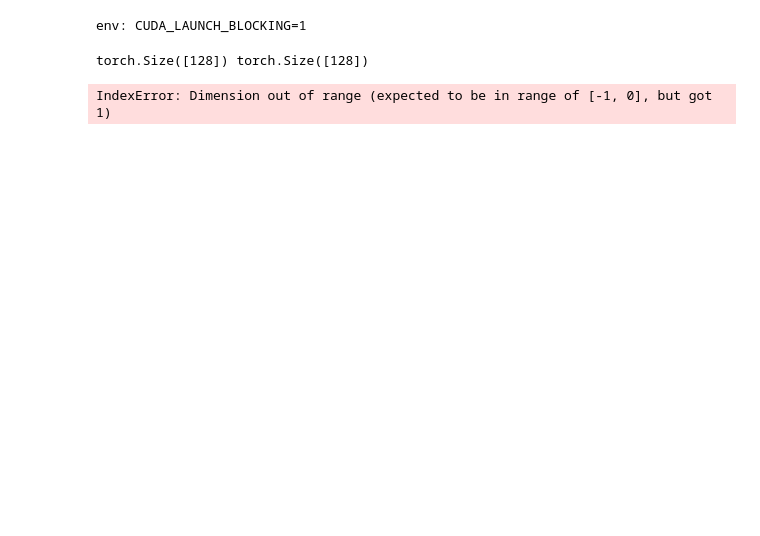
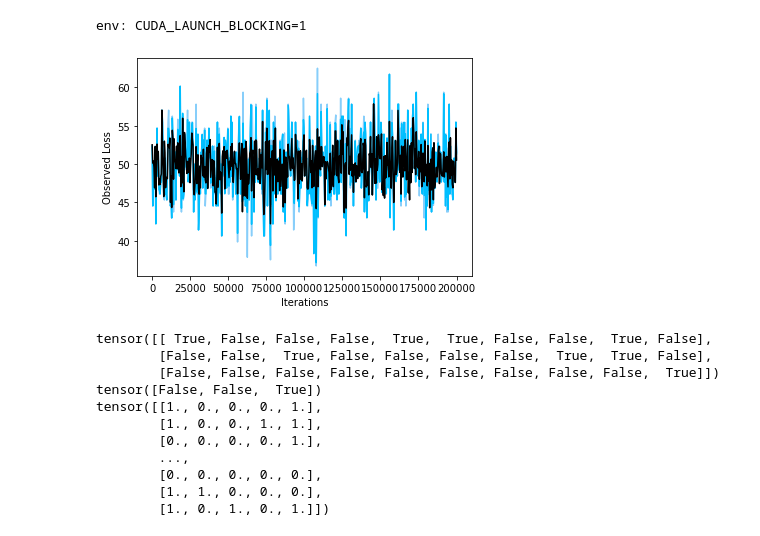
Before and after one commit to AndySham/chess-ai-backend, a Jupyter notebook: fuzzy_dnf.ipynb, the cells around one changed output. Drawn from its saved outputs; the diff is of its cells as text; code cells hidden in the pictures; blank space fills up the shorter version.

```diff
--- a/fuzzy_dnf.ipynb
+++ b/fuzzy_dnf.ipynb
@@ -13,27 +13,29 @@ env: CUDA_LAUNCH_BLOCKING=1
 %%capture
 from tqdm.notebook import tqdm
 tqdm().pandas()
+# %%
+device = 'cpu'
+#device = 'cuda'
 # %%
 def train_dnf(model, dataloader, lr):
     optimizer = torch.optim.Adam(model.parameters(), lr)
-    loss_fn = torch.nn.CrossEntropyLoss()
+    loss_fn = torch.nn.BCELoss()
 
     seen = 0
     items = []
     obs_losses = []
 
     for batch, (X, y) in tqdm(enumerate(dataloader), total=len(dataloader)):
-        X = X.to('cuda')
-        y = y.to('cuda')
+        X = X.to(device)
+        y = y.to(device)
         pred = torch.squeeze(model(X))
-        print(pred.shape, y.shape)
+        #print(pred.shape, y.shape)
         loss = loss_fn(pred, y)
 
         # Optimise NN model
         optimizer.zero_grad()
         loss.backward()
         optimizer.step()
-        model.harden()
 
         seen += len(X)
         items.append(seen)
@@ -42,18 +44,28 @@ def train_dnf(model, dataloader, lr):
     return torch.tensor(items), torch.tensor(obs_losses)
 # %%
 dnf_dim = 5
-dnf_dataset = DNFDataset(dnf_dim, 20000, 0.5, 3, 0.3, 0.3)
+dnf_dataset = DNFDataset(dnf_dim, 200000, 0.5, 3, 0.3, 0.3)
 dnf_dataloader = DataLoader(dnf_dataset, batch_size=128, shuffle=True)
 
 dnf_model = FuzzyDNF(dnf_dim, 1, 3)
-dnf_model.to('cuda')
+dnf_model.to(device)
 
 dnf_items, dnf_losses = train_dnf(dnf_model, dnf_dataloader, lr=1e-1)
 
 plot_loss(dnf_items, dnf_losses, ylabel='Observed Loss', approx=True)
 print(dnf_dataset.conj_sets)
 print(dnf_dataset.disj_set)
 print(dnf_dataset.X)
 # %% [output]
+[figure, added]
-torch.Size([128]) torch.Size([128])
+tensor([[ True, False, False, False,  True,  True, False, False,  True, False],
+        [False, False,  True, False, False, False, False,  True,  True, False],
+        [False, False, False, False, False, False, False, False, False,  True]])
+tensor([False, False,  True])
+tensor([[1., 0., 0., 0., 1.],
+        [1., 0., 0., 1., 1.],
+        [0., 0., 0., 0., 1.],
+        ...,
+        [0., 0., 0., 0., 0.],
+        [1., 1., 0., 0., 0.],
+        [1., 0., 1., 0., 1.]])
-IndexError: Dimension out of range (expected to be in range of [-1, 0], but got 1)
```
Also changed, not shown: parts of 1 cell of this notebook, 27 other files.
